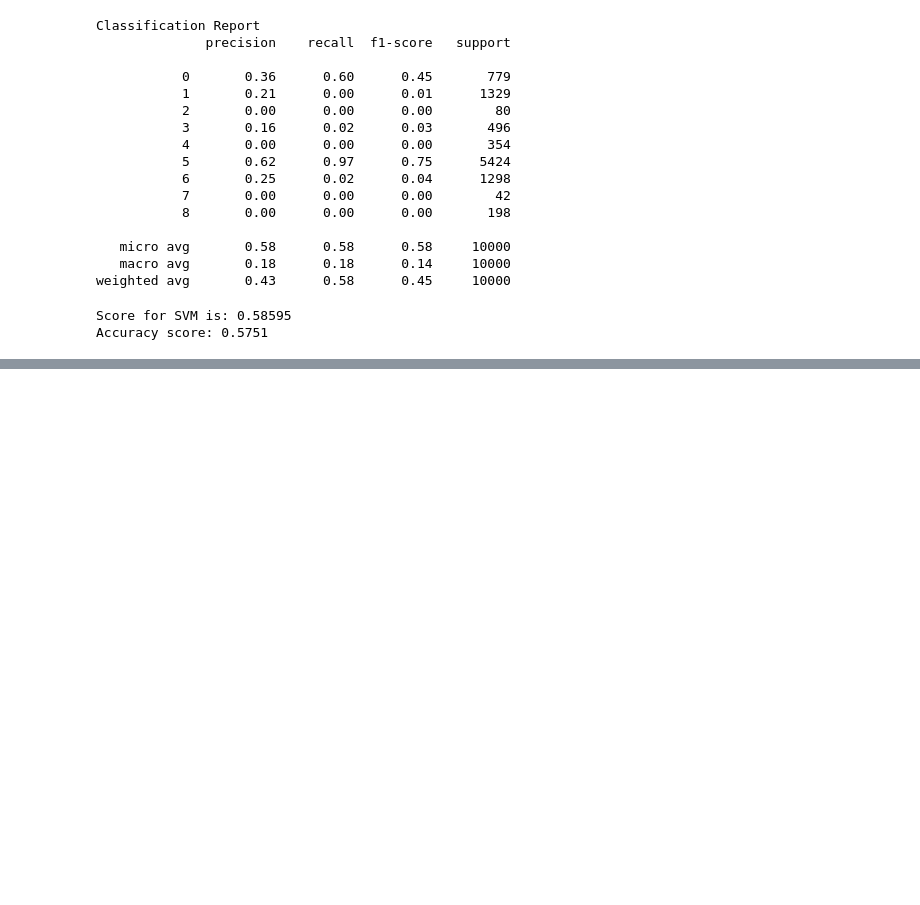
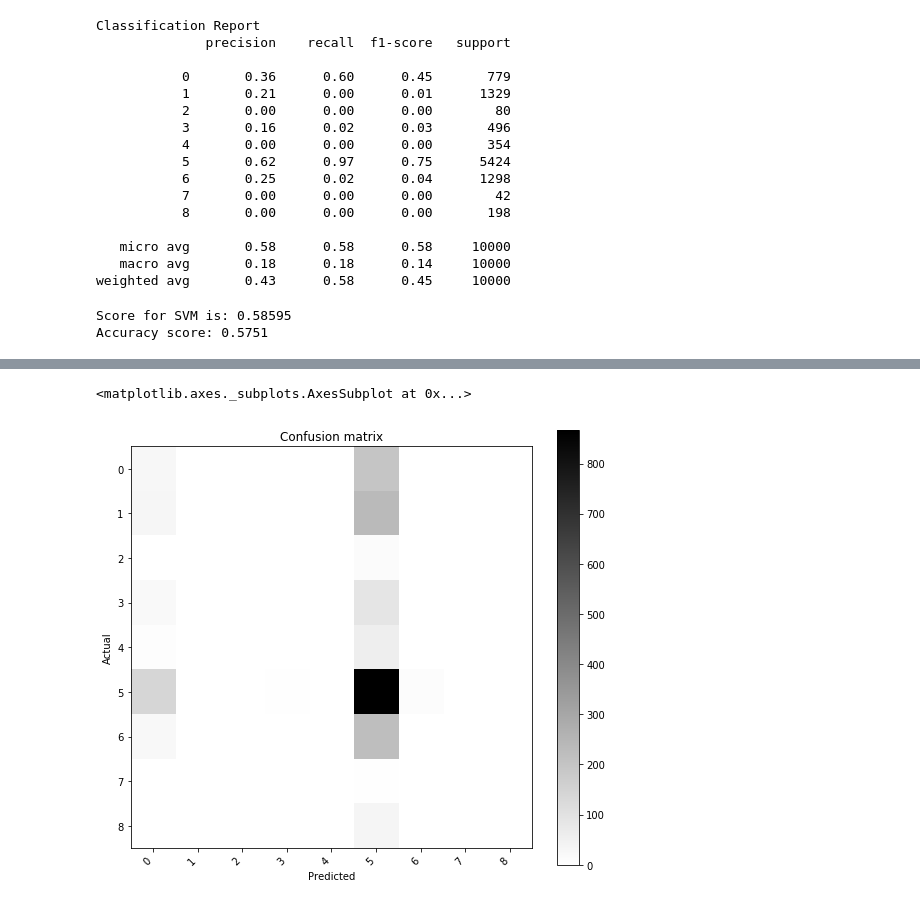
Before and after one commit to vandana414/CMPE-256-Group8, a Jupyter notebook: SVM.ipynb, the cells around one changed output, grey strips where cells are left out. Drawn from its saved outputs; the diff is of its cells as text; code cells hidden in the pictures; blank space fills up the shorter version.

```diff
--- a/SVM.ipynb
+++ b/SVM.ipynb
@@ -186,0 +178,5 @@ Accuracy score: 0.5751
+# %%
+from pandas_ml import ConfusionMatrix
+
+confusion_matrix = ConfusionMatrix(y_test, y_pred)
+print("Confusion matrix:\n%s" % confusion_matrix)
@@ -186,0 +203,5 @@ Accuracy score: 0.5751
+# %%
+confusion_matrix.plot()
+# %% [output]
+<matplotlib.axes._subplots.AxesSubplot at 0x...>
+[figure, added]
```
Also changed, not shown: parts of 8 cells of this notebook.
